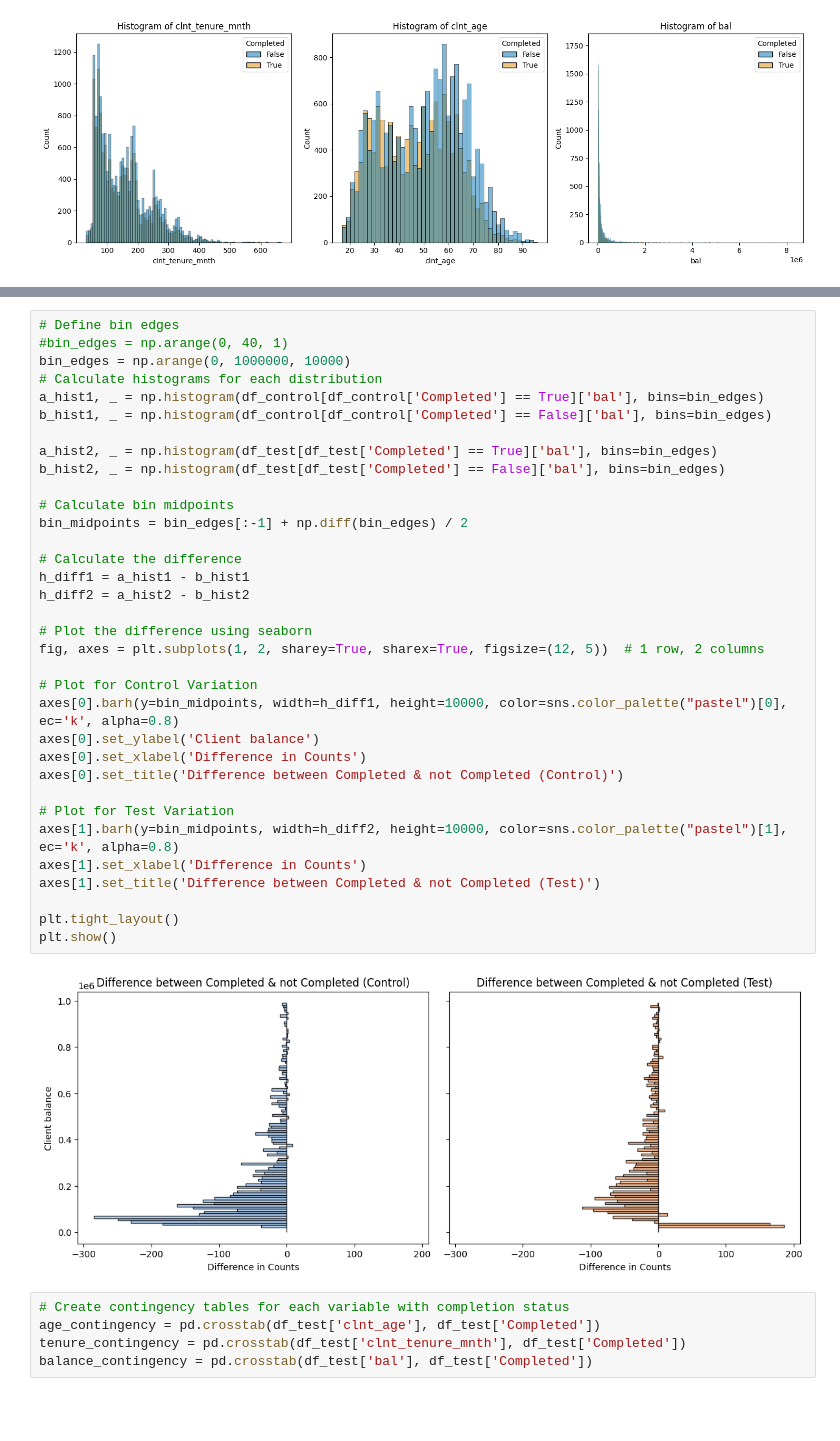
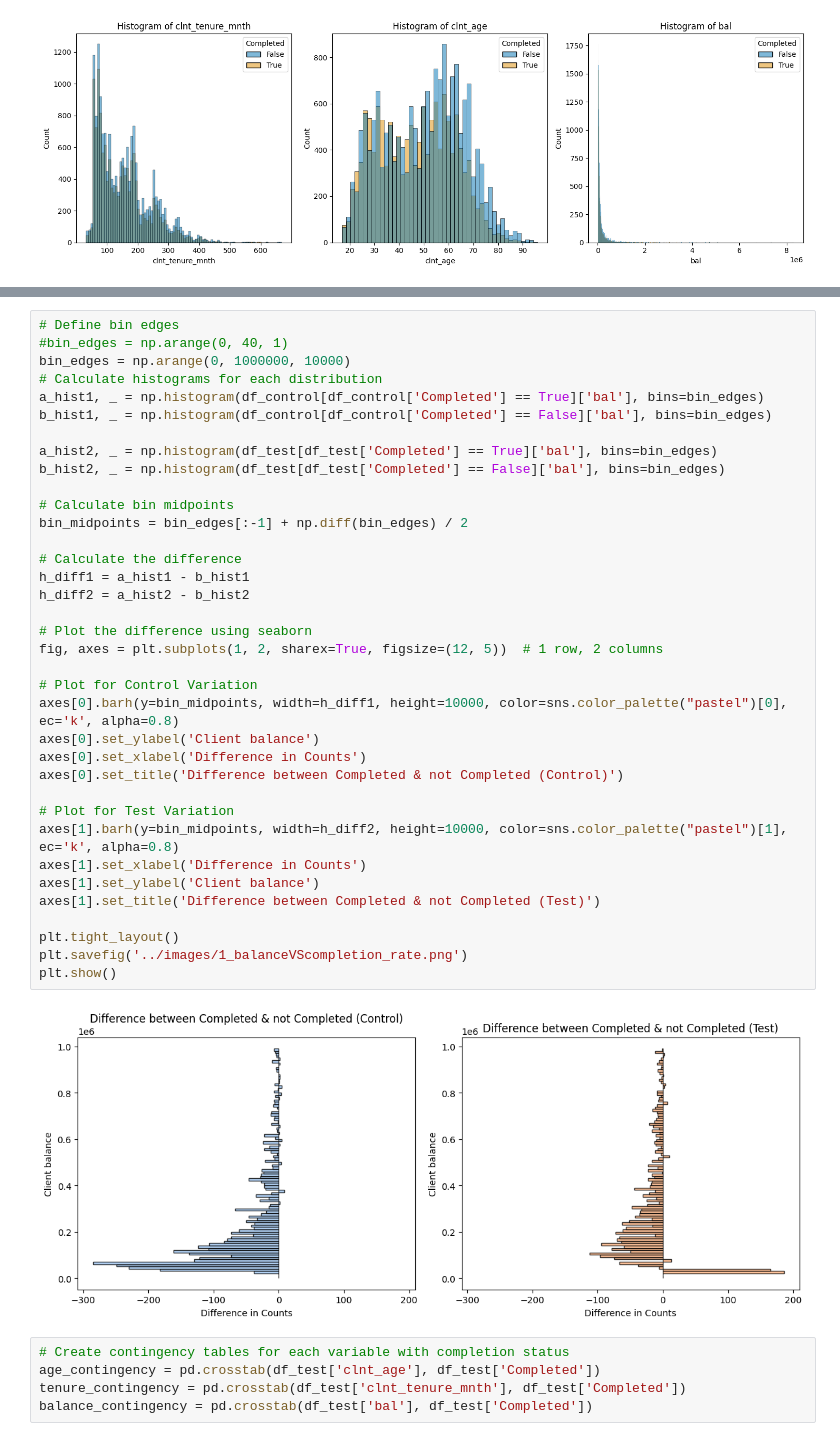
Before and after one commit to vsalto/Customer-Experience-UI-AB-Testing, a Jupyter notebook: notebooks/e-commerce_analysis-Chapter2.ipynb, the cells around one changed output, grey strips where cells are left out. Saved outputs shown, nothing was run; the diff lists cells and outputs as text; blank space fills up the shorter version.

```diff
--- a/notebooks/e-commerce_analysis-Chapter2.ipynb
+++ b/notebooks/e-commerce_analysis-Chapter2.ipynb
@@ -606,35 +656,37 @@ bin_edges = np.arange(0, 1000000, 10000)
 # Calculate histograms for each distribution
 a_hist1, _ = np.histogram(df_control[df_control['Completed'] == True]['bal'], bins=bin_edges)
 b_hist1, _ = np.histogram(df_control[df_control['Completed'] == False]['bal'], bins=bin_edges)
 
 a_hist2, _ = np.histogram(df_test[df_test['Completed'] == True]['bal'], bins=bin_edges)
 b_hist2, _ = np.histogram(df_test[df_test['Completed'] == False]['bal'], bins=bin_edges)
 
 # Calculate bin midpoints
 bin_midpoints = bin_edges[:-1] + np.diff(bin_edges) / 2
 
 # Calculate the difference
 h_diff1 = a_hist1 - b_hist1
 h_diff2 = a_hist2 - b_hist2
 
 # Plot the difference using seaborn
-fig, axes = plt.subplots(1, 2, sharey=True, sharex=True, figsize=(12, 5))  # 1 row, 2 columns
+fig, axes = plt.subplots(1, 2, sharex=True, figsize=(12, 5))  # 1 row, 2 columns
 
 # Plot for Control Variation
 axes[0].barh(y=bin_midpoints, width=h_diff1, height=10000, color=sns.color_palette("pastel")[0], ec='k', alpha=0.8)
 axes[0].set_ylabel('Client balance')
 axes[0].set_xlabel('Difference in Counts')
 axes[0].set_title('Difference between Completed & not Completed (Control)')
 
 # Plot for Test Variation
 axes[1].barh(y=bin_midpoints, width=h_diff2, height=10000, color=sns.color_palette("pastel")[1], ec='k', alpha=0.8)
 axes[1].set_xlabel('Difference in Counts')
+axes[1].set_ylabel('Client balance')
 axes[1].set_title('Difference between Completed & not Completed (Test)')
 
 plt.tight_layout()
+plt.savefig('../images/1_balanceVScompletion_rate.png')
 plt.show()
 # %% [output]
-[figure, old version]
+[figure, new version]
 # %%
 # Create contingency tables for each variable with completion status
 age_contingency = pd.crosstab(df_test['clnt_age'], df_test['Completed'])
```
Also changed, not shown: parts of 17 cells of this notebook.
